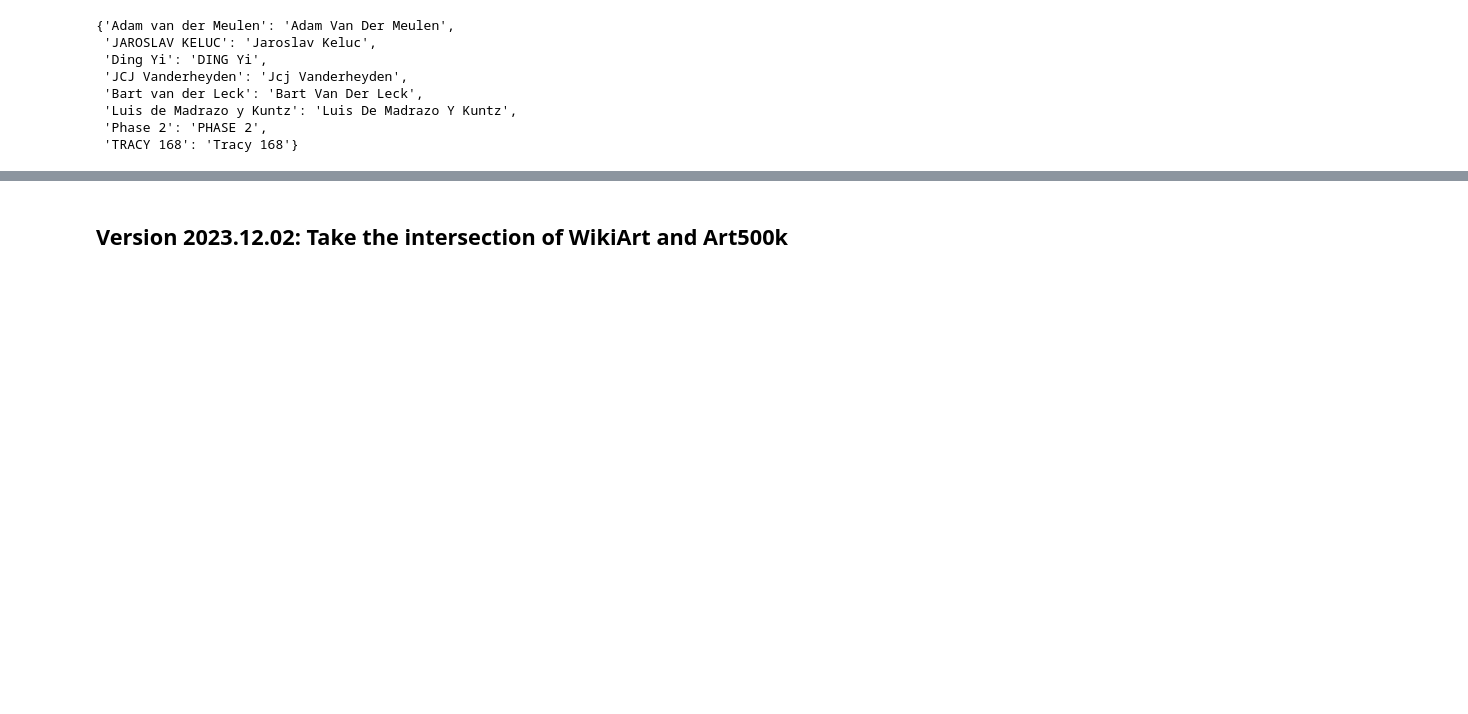
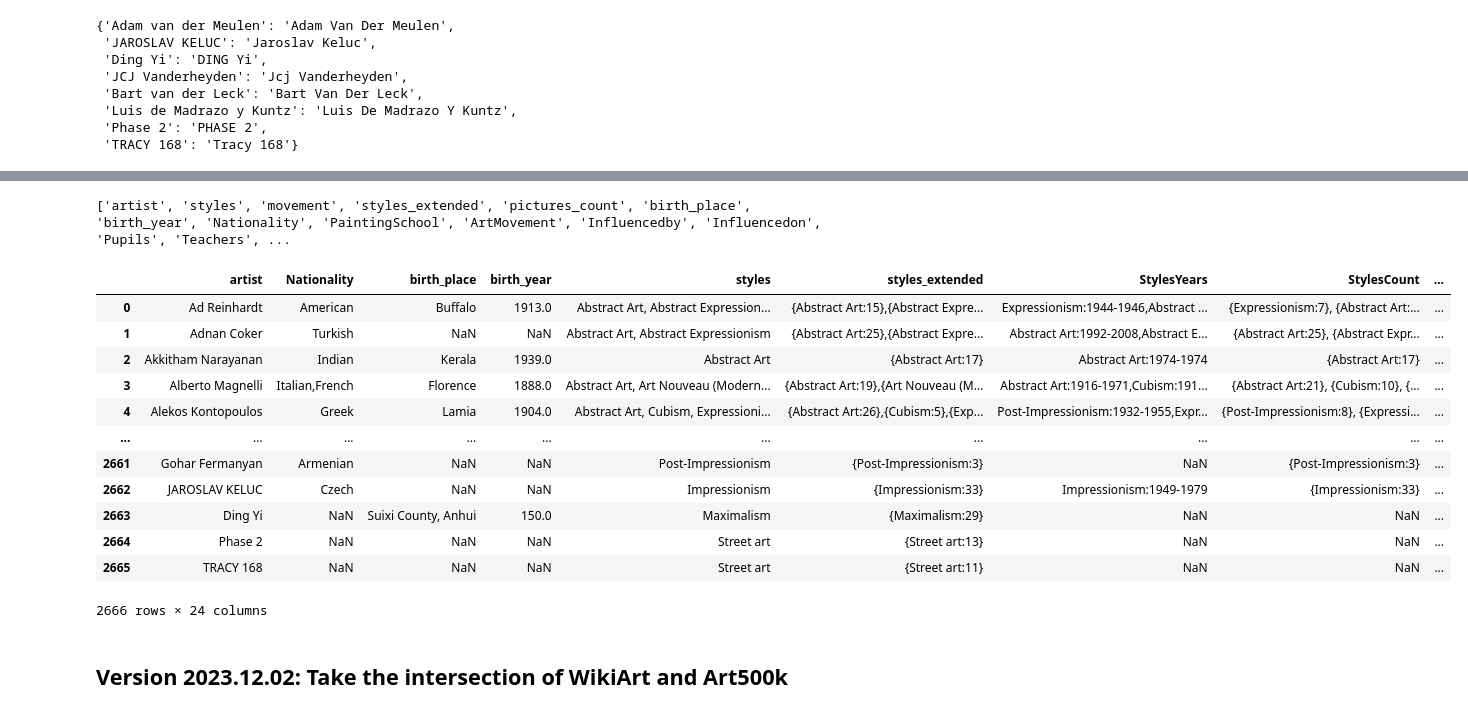
Before and after one commit to me9hanics/PainterPalette, a Jupyter notebook: datasets_notebook.ipynb, the cells around one changed output, grey strips where cells are left out. Drawn from its saved outputs; the diff is of its cells as text; code cells hidden in the pictures; blank space fills up the shorter version.

```diff
--- a/datasets_notebook.ipynb
+++ b/datasets_notebook.ipynb
@@ -296,0 +372,20 @@ painter_lowercase_pairs
+# %%
+cols = artists.columns.tolist(); print(cols)
+cols = cols[0:1]+cols[7:8]+cols[5:7]+cols[1:2]+cols[3:4]+cols[19:]+cols[2:3]+cols[9:10]+cols[4:5]+cols[15:19]+cols[8:9]+cols[10:15]
+artists = artists[cols]
+artists
+# %% [output]
+['artist', 'styles', 'movement', 'styles_extended', 'pictures_count', 'birth_place', 'birth_year', 'Nationality', 'PaintingSchool', 'ArtMovement', 'Influencedby', 'Influencedon', 'Pupils', 'Teachers', ...
+|  | artist | Nationality | birth_place | birth_year | styles | styles_extended | StylesYears | StylesCount | ... |
+| 0 | Ad Reinhardt | American | Buffalo | 1913.0 | Abstract Art, Abstract Expression... | {Abstract Art:15},{Abstract Expre... | Expressionism:1944-1946,Abstract ... | {Expressionism:7}, {Abstract Art:... | ... |
+| 1 | Adnan Coker | Turkish | NaN | NaN | Abstract Art, Abstract Expressionism | {Abstract Art:25},{Abstract Expre... | Abstract Art:1992-2008,Abstract E... | {Abstract Art:25}, {Abstract Expr... | ... |
+| 2 | Akkitham Narayanan | Indian | Kerala | 1939.0 | Abstract Art | {Abstract Art:17} | Abstract Art:1974-1974 | {Abstract Art:17} | ... |
+| 3 | Alberto Magnelli | Italian,French | Florence | 1888.0 | Abstract Art, Art Nouveau (Modern... | {Abstract Art:19},{Art Nouveau (M... | Abstract Art:1916-1971,Cubism:191... | {Abstract Art:21}, {Cubism:10}, {... | ... |
+| 4 | Alekos Kontopoulos | Greek | Lamia | 1904.0 | Abstract Art, Cubism, Expressioni... | {Abstract Art:26},{Cubism:5},{Exp... | Post-Impressionism:1932-1955,Expr... | {Post-Impressionism:8}, {Expressi... | ... |
+| ... | ... | ... | ... | ... | ... | ... | ... | ... | ... |
+| 2661 | Gohar Fermanyan | Armenian | NaN | NaN | Post-Impressionism | {Post-Impressionism:3} | NaN | {Post-Impressionism:3} | ... |
+| 2662 | JAROSLAV KELUC | Czech | NaN | NaN | Impressionism | {Impressionism:33} | Impressionism:1949-1979 | {Impressionism:33} | ... |
+| 2663 | Ding Yi | NaN | Suixi County, Anhui | 150.0 | Maximalism | {Maximalism:29} | NaN | NaN | ... |
+| 2664 | Phase 2 | NaN | NaN | NaN | Street art | {Street art:13} | NaN | NaN | ... |
+| 2665 | TRACY 168 | NaN | NaN | NaN | Street art | {Street art:11} | NaN | NaN | ... |
+2666 rows × 24 columns
```
Also changed, not shown: parts of 18 cells of this notebook.
